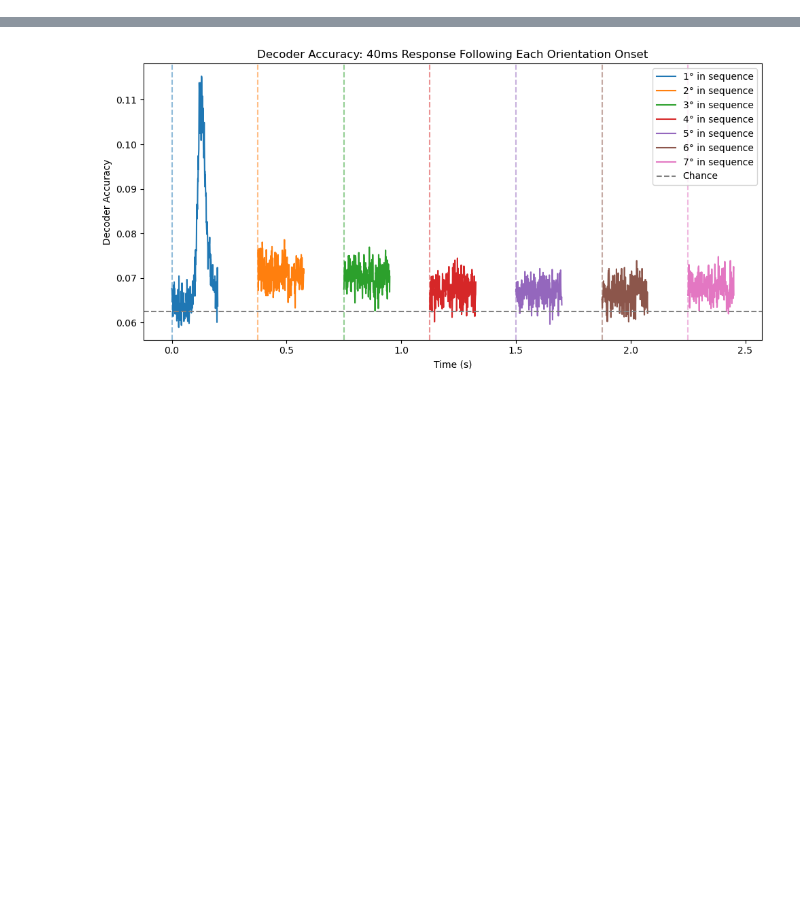
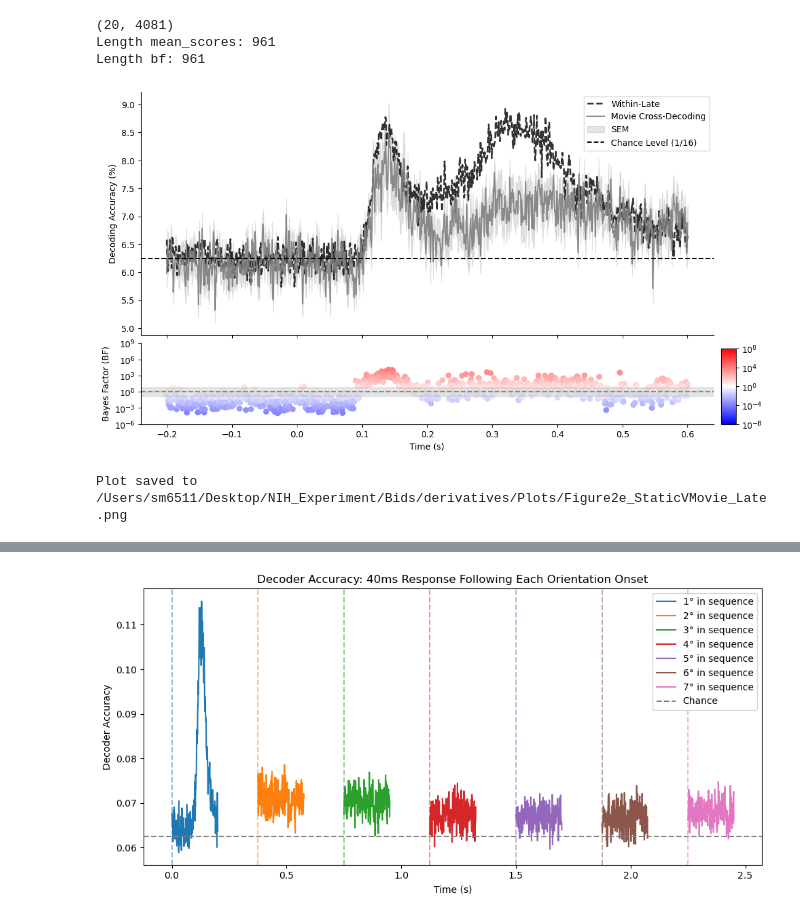
Before and after one commit to sebmonte/Orientation-Imagery, a Jupyter notebook: AnalysisScripts/Step3-CrossDecoding/Step3BDecodingAcrossTimePlots.ipynb, the cells around one changed output, grey strips where cells are left out. Drawn from its saved outputs; the diff is of its cells as text; code cells hidden in the pictures; blank space fills up the shorter version.

```diff
--- a/AnalysisScripts/Step3-CrossDecoding/Step3BDecodingAcrossTimePlots.ipynb
+++ b/AnalysisScripts/Step3-CrossDecoding/Step3BDecodingAcrossTimePlots.ipynb
@@ -177,3 +577,30 @@ Saved: /System/Volumes/Data/misc/data12/sjapee/Sebastian-OrientationImagery/!Imp
+# %%
+all_accuracies = []
+for subj in subjects:
+    filepath = os.path.join(data_dir, f"{subj}_SequencedAccuracyLate.npy")
+    if os.path.exists(filepath):
+        data = np.load(filepath)
+        data = data[0, :]
+        all_accuracies.append(data)
+    else:
+        print(f"Missing: {filepath}")
+data_array = np.stack(all_accuracies, axis=0)  # shape: (n_subjects, n_timepoints)
+print(data_array.shape)  # should be (n_subjects, n_timepoints)
+data_array = data_array[:, :len(times)]
+plot_group_results(
+    mean_scores=data_array.mean(axis=0),
+    bf=bf_group,
+    save_dir=output_dir,
+    times=times,
+    data=data_array,
+    group_avg=group_avg_withinLate,
+    withinLate = True)
+# %% [output]
+(20, 4081)
+Length mean_scores: 961
+Length bf: 961
+[figure, added]
+Plot saved to /Users/sm6511/Desktop/NIH_Experiment/Bids/derivatives/Plots/Figure2e_StaticVMovie_Late.png
 # %%
 def plot_position1_vs_LDA(group_avg_seq, group_avg_lda, times, label, save_name):
     """
```
Also changed, not shown: parts of 7 cells of this notebook, 3 other files.
